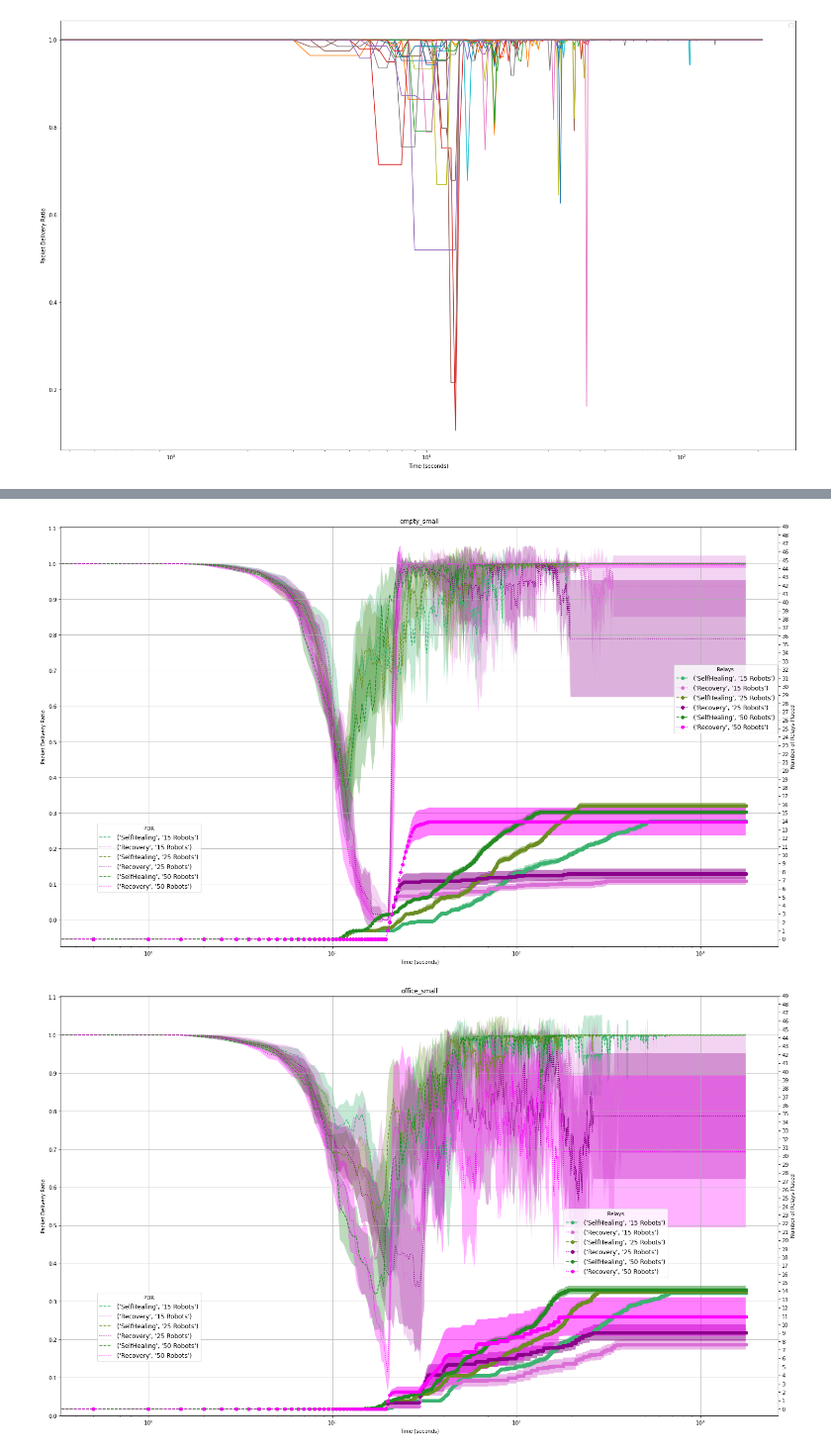
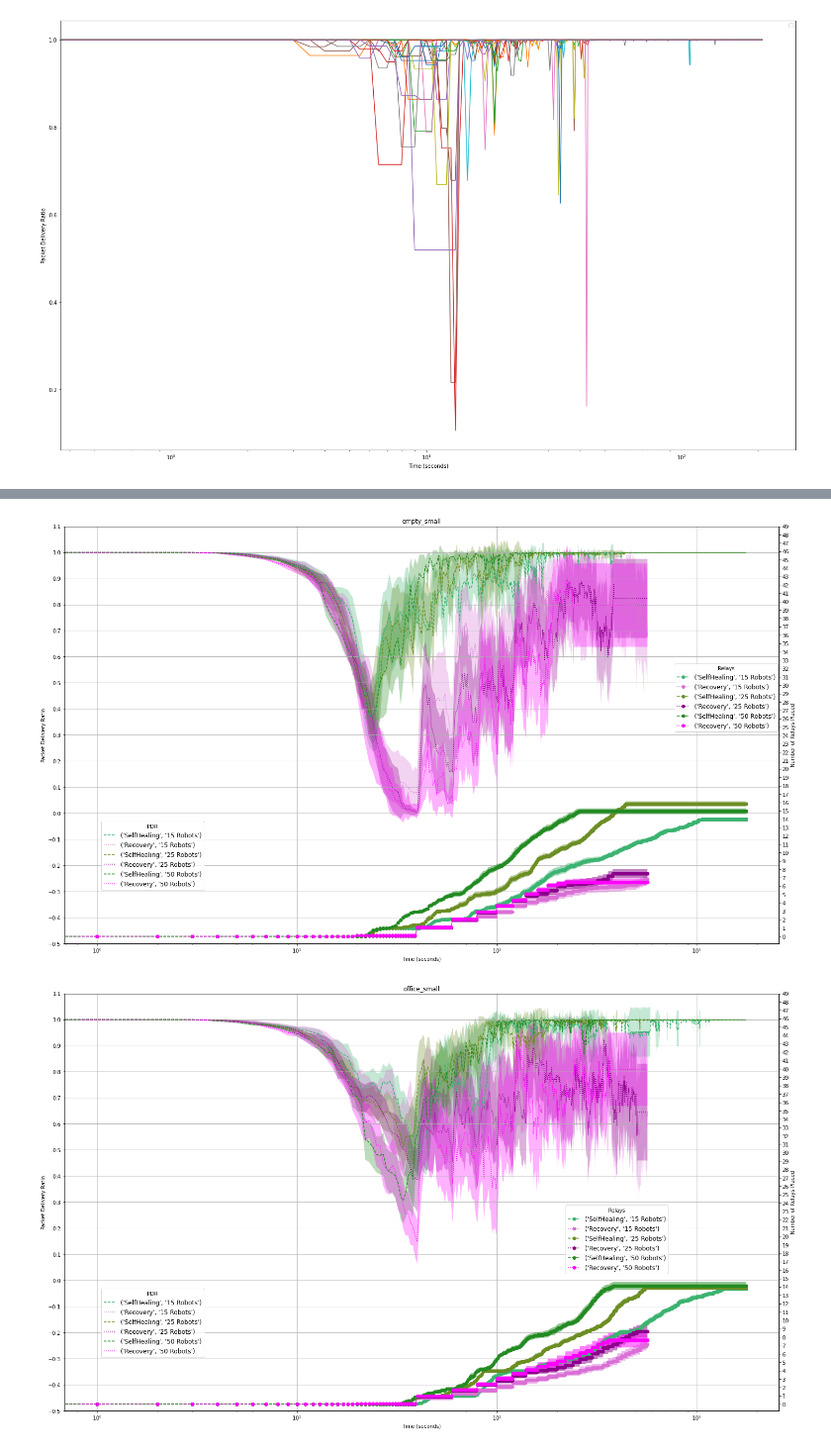
Before and after one commit to openwsn-berkeley/Atlas, a Jupyter notebook: AtlasAnalysis.ipynb, the cells around one changed output, grey strips where cells are left out. Shown at 99% size. Saved outputs shown, nothing was run; the diff lists cells and outputs as text; code cells hidden in the pictures.

```diff
--- a/AtlasAnalysis.ipynb
+++ b/AtlasAnalysis.ipynb
@@ -23,7 +23,7 @@ import ast
 
 pp       =  pprint.PrettyPrinter(compact=True)
 
-LOGFILES =  glob.glob('logs/360_full/*.json' )
+LOGFILES =  glob.glob('logs/randomtests/*.json' )
 
 print(len(LOGFILES),"logs")
 
@@ -415,19 +415,19 @@ floorplans      = list(set([d['floorplan'] for d in data]))
 relayAlgorithms = list(set([d['relayAlgorithm'] for d in data]))
 numRobots       = list(set([d['numRobots'] for d in data]))
 numRobots.sort()
-timelines       = [d['time'] for d in data]
-maxtime         = max([t[-1] for t in timelines])
 
 for floorplan in floorplans:
-    (fig,ax)   = plt.subplots()
-    lines      = {}
-    linesfill  = {}
+    (fig,ax)    = plt.subplots()
+    lines       = {}
+    linesfill   = {}
     for value in numRobots:
         toPlot = {}
         for relayAlgorithm in relayAlgorithms:
-            toPlot[value] = {"mean": [], "yerr": [], "y1err": [], "y2err": []}
+            toPlot[value]   = {"mean": [], "yerr": [], "y1err": [], "y2err": []}
+            timelines       = [d['time'] for d in data if d['relayAlgorithm']==relayAlgorithm]
+            maxtime         = max([t[-1] for t in timelines])
 
-            for i in range(max([len(d['PDRs']) for d in data])):
+            for i in range(int(maxtime)):
                 try:
                     (m, h) = mean_confidence_interval(
                         [
@@ -444,8 +444,8 @@ for floorplan in floorplans:
                 toPlot[value]["yerr"]    += [h]
                 toPlot[value]["y1err"]   += [m-h]
                 toPlot[value]["y2err"]   += [m+h]
-            x                             = np.arange(0, maxtime+0.5, 0.5)
             y                             = toPlot[value]["mean"]
+            x                             = np.arange(0, len(y))
             yerr                          = toPlot[value]["yerr"]
             lines[(floorplan, value)]     = ax.errorbar(x, y, ecolor="gainsboro", linestyle=linestyles[relayAlgorithm],color=linecolors[(value, relayAlgorithm)],label=(relayAlgorithm, str(value)+" Robots"))
             linesfill[(floorplan, value)] = ax.fill_between(x, toPlot[value]["y1err"], toPlot[value]["y2err"] ,alpha=0.3, facecolor=linecolors[(value, relayAlgorithm)])
@@ -453,9 +453,9 @@ for floorplan in floorplans:
     #convert x-axis to Logarithmic scale
     ax.grid(True)
     plt.xscale("log")
-    plt.title(floorplan)
+    plt.title(f"{floorplan}")
     plt.xlabel("Time (seconds)")
-    ax.set_yticks(np.arange(0, 1.2, 0.1))
+    ax.set_yticks(np.arange(-0.5, 1.2, 0.1))
     plt.ylabel("Packet Delivery Ratio")
     plt.legend(title="PDR",fontsize='large', fancybox=True)
     alllines     = lines
@@ -516,8 +516,6 @@ floorplans      = list(set([d['floorplan'] for d in data]))
 relayAlgorithms = list(set([d['relayAlgorithm'] for d in data]))
 numRobots       = list(set([d['numRobots'] for d in data]))
 numRobots.sort()
-timelines       = [d['time'] for d in data]
-maxtime         = max([t[-1] for t in timelines])
 
 for floorplan in floorplans:
     (fig,ax)   = plt.subplots()
@@ -528,10 +526,12 @@ for floorplan in floorplans:
     rlinesfill = {}
     for value in numRobots:
         toPlot = {}
+
         for relayAlgorithm in relayAlgorithms:
             toPlot[value] = {"mean": [], "yerr": [], "y1err": [], "y2err": [], "rmean": [], "ryerr": [], "ry1err": [], "ry2err": []}
-
-            for i in range(max([len(d['PDRs']) for d in data])):
+            timelines       = [d['time'] for d in data if d['relayAlgorithm']==relayAlgorithm]
+            maxtime         = max([t[-1] for t in timelines])
+            for i in range(int(maxtime)):
                 try:
                     (pm, ph) = mean_confidence_interval(
                         [
@@ -566,14 +566,14 @@ for floorplan in floorplans:
                 toPlot[value]["ry1err"]   += [rm-rh]
                 toPlot[value]["ry2err"]   += [rm+rh]
 
-            x                             = np.arange(0, maxtime+0.5, 0.5)
             y                             = toPlot[value]["mean"]
+            x                             = np.arange(0, len(y))
             yerr                          = toPlot[value]["yerr"]
             lines[(floorplan, value)]     = ax.errorbar(x, y, linestyle=linestyles[relayAlgorithm],color=linecolors[(value, relayAlgorithm)],label=(relayAlgorithm, str(value)+" Robots"))
             linesfill[(floorplan, value)] = ax.fill_between(x, toPlot[value]["y1err"], toPlot[value]["y2err"] ,alpha=0.3, facecolor=linecolors[(value, relayAlgorithm)])
 
-            rx                             = np.arange(0, maxtime+0.5, 0.5)
             ry                             = toPlot[value]["rmean"]
+            rx                             = np.arange(0, len(y))
             ryerr                          = toPlot[value]["ryerr"]
             rlines[(floorplan, value)]     = ax2.errorbar(rx, ry, linestyle=linestyles[relayAlgorithm], marker='o', c=linecolors[(value, relayAlgorithm)],label=(relayAlgorithm, str(value)+" Robots"))
             rlinesfill[(floorplan, value)] = ax2.fill_between(x, toPlot[value]["ry1err"], toPlot[value]["ry2err"] ,alpha=0.5, facecolor=linecolors[(value, relayAlgorithm)])
@@ -583,7 +583,7 @@ for floorplan in floorplans:
     plt.title(floorplan)
     plt.xscale("log")
     ax.set_xlabel("Time (seconds)")
-    ax.set_yticks(np.arange(0, 1.2, 0.1))
+    ax.set_yticks(np.arange(-0.5, 1.2, 0.1))
     ax2.yaxis.set_ticks(np.arange(0, 50))
     ax.set_ylabel("Packet Delivery Ratio")
     ax2.set_ylabel('Number of Relays Placed')
@@ -597,5 +597,5 @@ for floorplan in floorplans:
-[figure, old version]
+[figure, new version]
-[figure, old version]
+[figure, new version]
 # %%
 #============ Relays
 plt.rcParams['pdf.fonttype']   = 42
```
Also changed, not shown: parts of 7 cells of this notebook, 2 other files.
